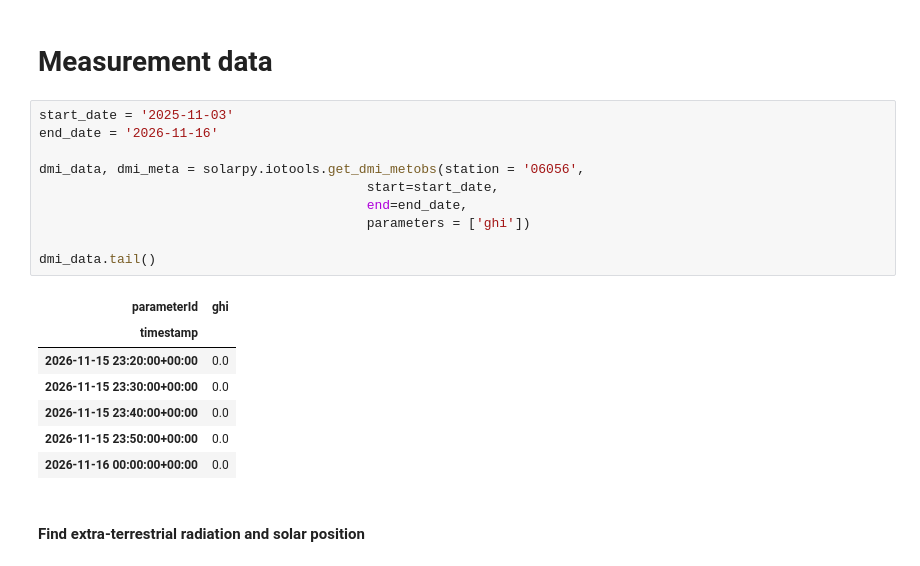
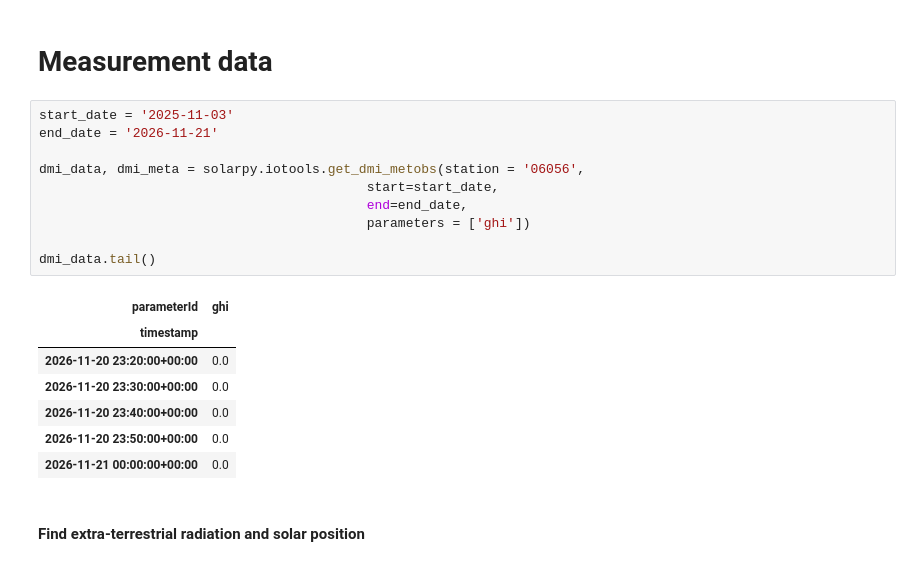
Before and after one commit to karlarye/Forecast-Solar-Assignment, a Jupyter notebook: assignment.ipynb, the cells around one changed output. Cells and saved outputs as stored; diff of their text form.

```diff
--- a/assignment.ipynb
+++ b/assignment.ipynb
@@ -9,22 +9,22 @@ import numpy as np
 # Measurement data
 # %%
 start_date = '2025-11-03'
-end_date = '2026-11-16'
+end_date = '2026-11-21'
 
 dmi_data, dmi_meta = solarpy.iotools.get_dmi_metobs(station = '06056',
                                           start=start_date,
                                           end=end_date,
                                           parameters = ['ghi'])
 
 dmi_data.tail()
 # %% [output]
 | parameterId | ghi |
 | timestamp |  |
-| 2026-11-15 23:20:00+00:00 | 0.0 |
-| 2026-11-15 23:30:00+00:00 | 0.0 |
-| 2026-11-15 23:40:00+00:00 | 0.0 |
-| 2026-11-15 23:50:00+00:00 | 0.0 |
-| 2026-11-16 00:00:00+00:00 | 0.0 |
+| 2026-11-20 23:20:00+00:00 | 0.0 |
+| 2026-11-20 23:30:00+00:00 | 0.0 |
+| 2026-11-20 23:40:00+00:00 | 0.0 |
+| 2026-11-20 23:50:00+00:00 | 0.0 |
+| 2026-11-21 00:00:00+00:00 | 0.0 |
 # %% [markdown]
 #### Find extra-terrestrial radiation and solar position
 # %%
```
Also changed, not shown: parts of 16 cells of this notebook.
